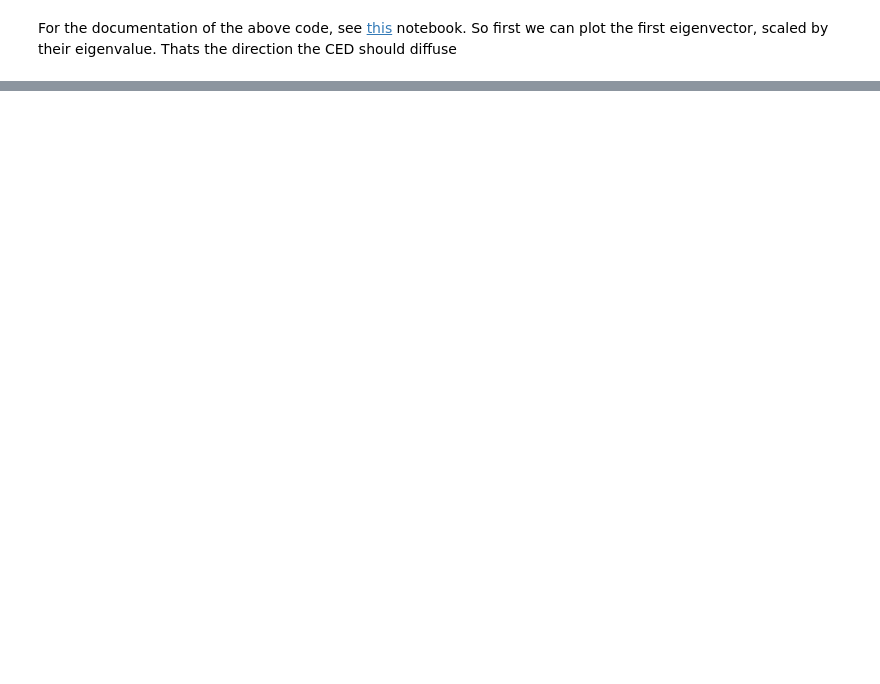
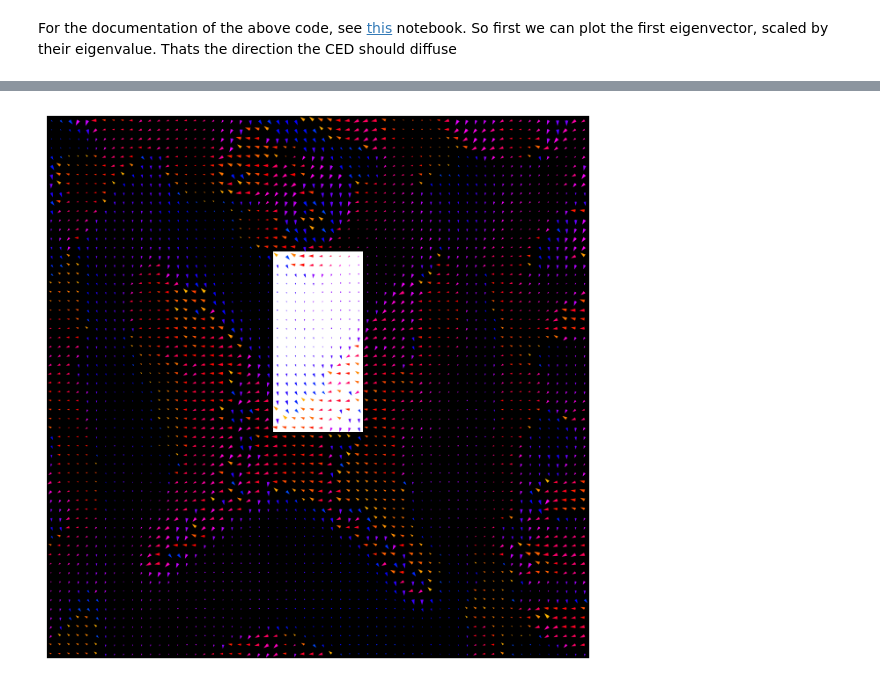
Before and after one commit to candy-203/pyfusion, a Jupyter notebook: jupyter/CED/ced_poc.ipynb, the cells around one changed output, grey strips where cells are left out. Cells and saved outputs as stored; diff of their text form; code cells hidden in the pictures; blank space fills up the shorter version.

```diff
--- a/jupyter/CED/ced_poc.ipynb
+++ b/jupyter/CED/ced_poc.ipynb
@@ -92,3 +95,9 @@ plotting.plot_with_vector_field(original_image, scaled_eig_1)
+# %%
+scaled_eig_2 = eigval[..., 1, np.newaxis] * eigvec[..., :, 1]
+
+plotting.plot_with_vector_field(original_image, scaled_eig_2)
+# %% [output]
+[figure, added]
 # %%
 alpha_1 = np.arctan2(eigvec[..., 1, 0], eigvec[..., 0, 0])  # type: ignore
 
```
Also changed, not shown: parts of 9 cells of this notebook, 4 other files.
